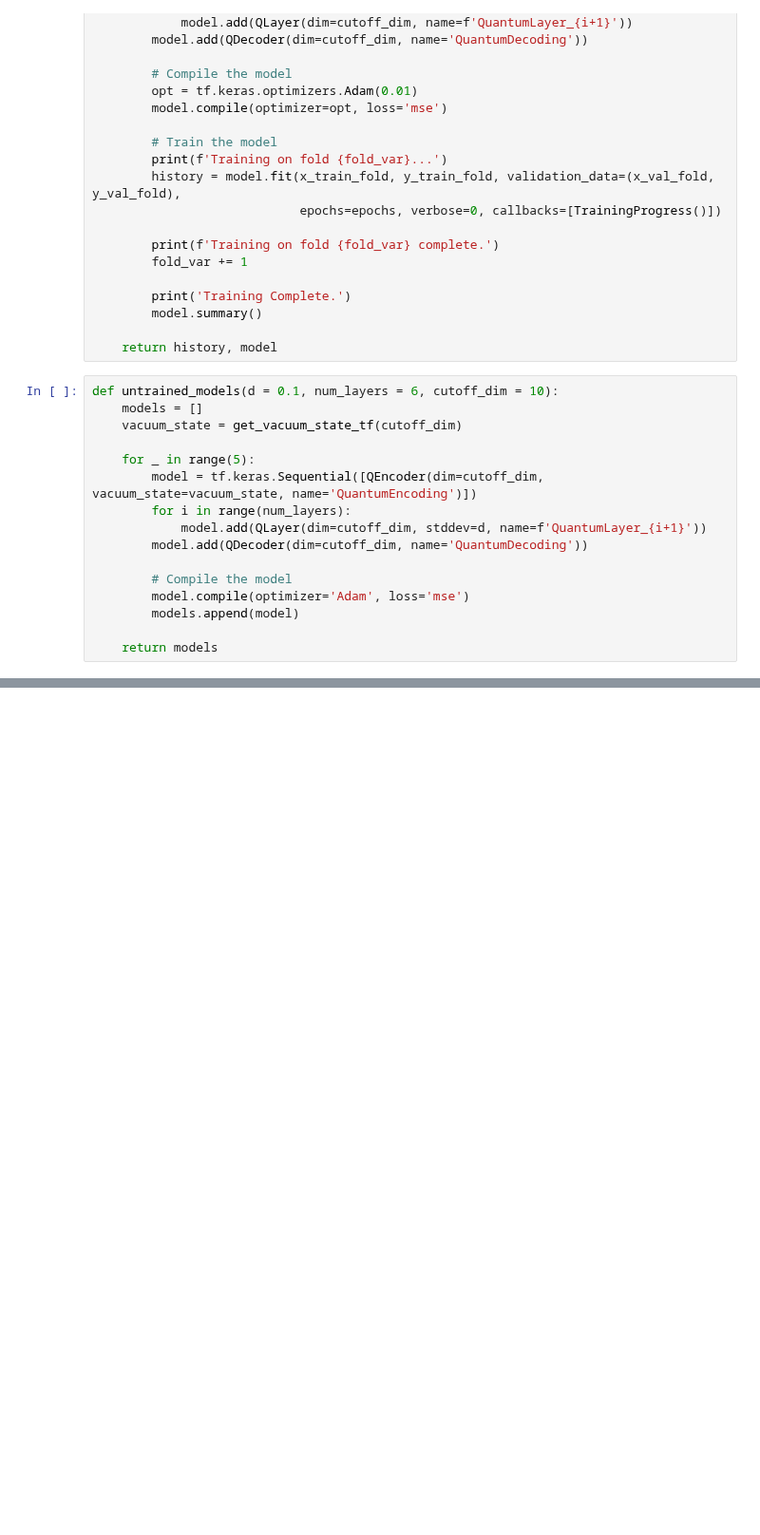
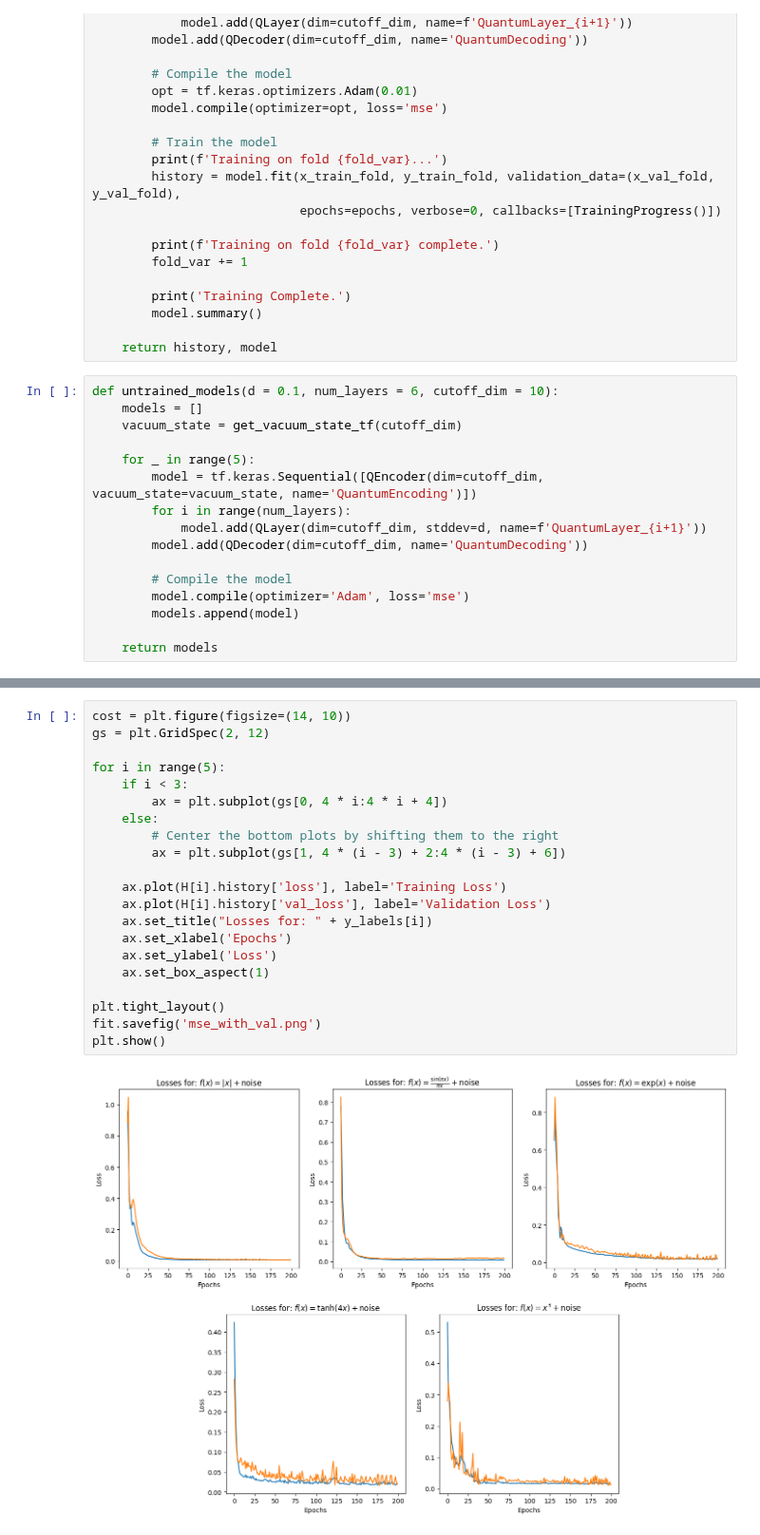
Before and after one commit to songofphysics/master-thesis, a Jupyter notebook: test.ipynb, the cells around one changed output, grey strips where cells are left out. Shown at 95% size. Drawn from its saved outputs; the diff is of its cells as text; blank space fills up the shorter version.

```diff
--- a/test.ipynb
+++ b/test.ipynb
@@ -302 +335,24 @@ M = untrained_models()
+# %%
+cost = plt.figure(figsize=(14, 10))
+gs = plt.GridSpec(2, 12)
+
+for i in range(5):
+    if i < 3:
+        ax = plt.subplot(gs[0, 4 * i:4 * i + 4])
+    else:
+        # Center the bottom plots by shifting them to the right
+        ax = plt.subplot(gs[1, 4 * (i - 3) + 2:4 * (i - 3) + 6])
+
+    ax.plot(H[i].history['loss'], label='Training Loss')
+    ax.plot(H[i].history['val_loss'], label='Validation Loss')
+    ax.set_title("Losses for: " + y_labels[i])
+    ax.set_xlabel('Epochs')
+    ax.set_ylabel('Loss')
+    ax.set_box_aspect(1)
+
+plt.tight_layout()
+fit.savefig('mse_with_val.png')
+plt.show()
+# %% [output]
+[figure, added]
 # %%
```
Also changed, not shown: parts of 9 cells of this notebook, 2 other files.
